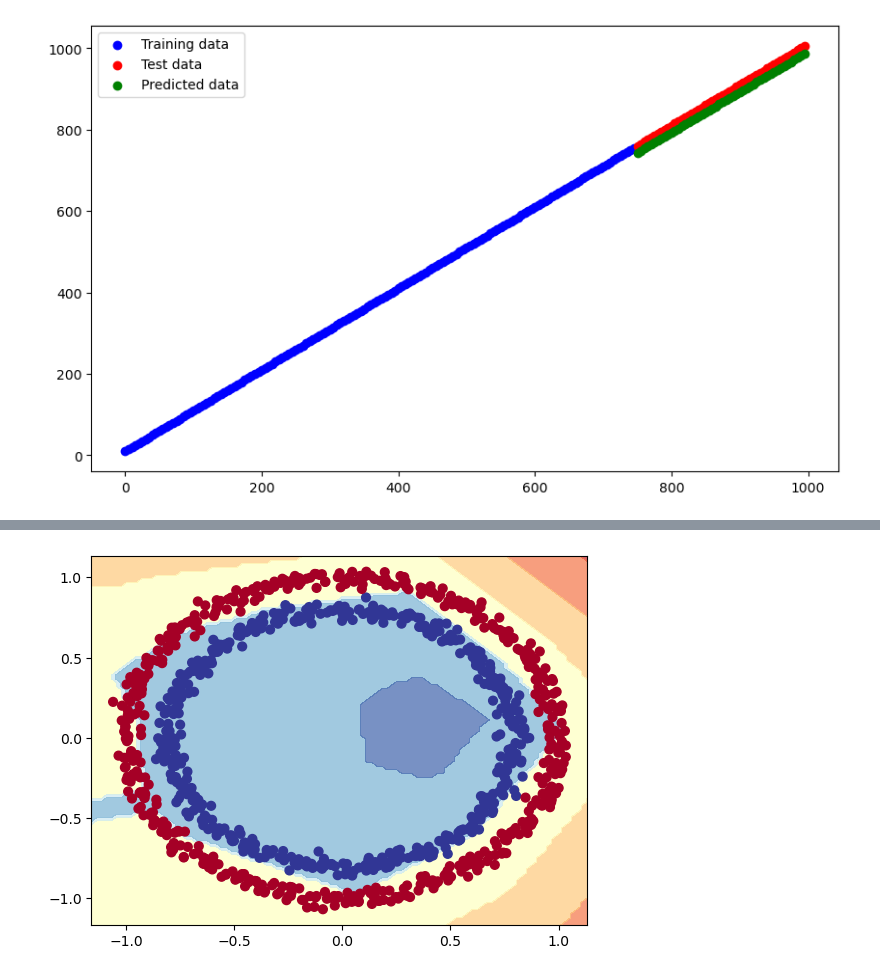
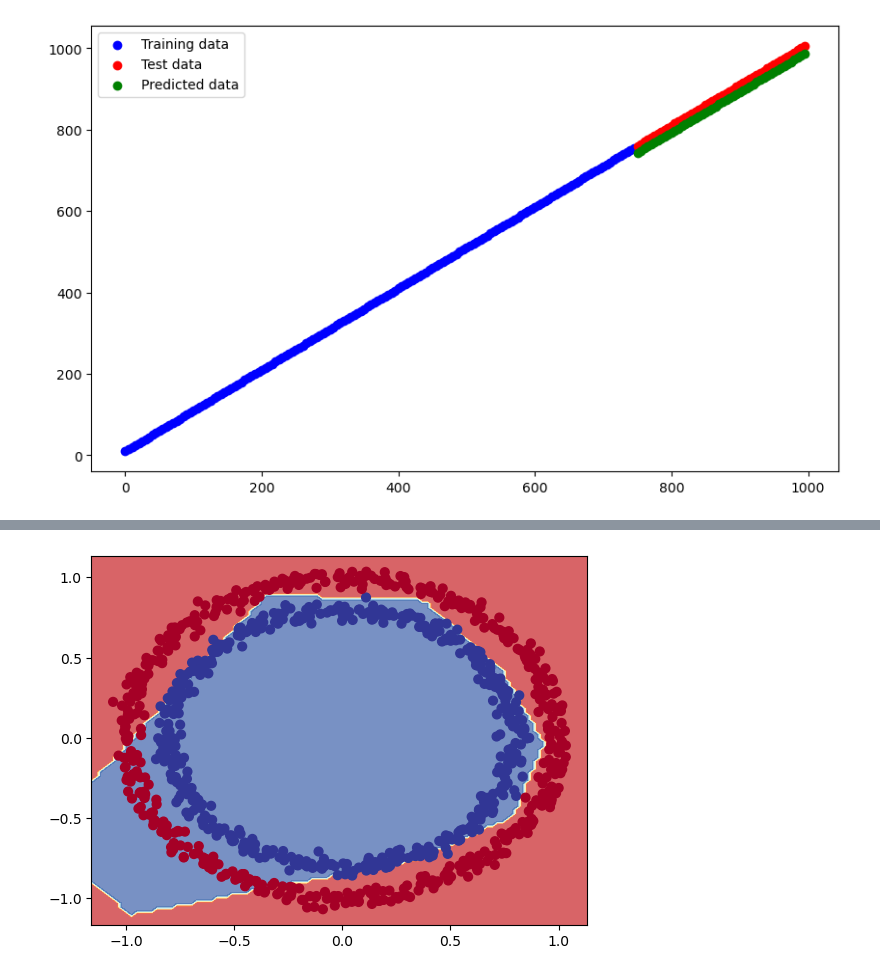
Before and after one commit to alchemistbg/udemy-tensorflow-developer-certificate-bootcamp, a Jupyter notebook: Section-04/Classification_with_tensorflow.ipynb, the cells around one changed output, grey strips where cells are left out. Drawn from its saved outputs; the diff is of its cells as text; code cells hidden in the pictures.

```diff
--- a/Section-04/Classification_with_tensorflow.ipynb
+++ b/Section-04/Classification_with_tensorflow.ipynb
@@ -253,12 +256,14 @@ def plot_decision_boundary(model, X, y):
 
     y_pred = model.predict(x_in)
 
-    if len(y_pred[0]) > 1:
+    # if len(y_pred[0]) > 1:
+    if model.output_shape[-1] > 1:
         print('Multiclassification')
         y_pred = np.argmax(y_pred, axis = 1).reshape(xx.shape)
     else:
         print('Binary classification')
-        y_pred = y_pred.round().reshape(xx.shape)
+        # y_pred = y_pred.round().reshape(xx.shape)
+        y_pred = np.round(np.max(y_pred, axis=1)).reshape(xx.shape)
 
     plt.contourf(xx, yy, y_pred, cmap = plt.cm.RdYlBu, alpha = 0.7)
     plt.scatter(X[:, 0], X[:, 1], c = y, s = 40, cmap = plt.cm.RdYlBu)
@@ -394,19 +447,19 @@ Binary classification
 # %%
 tf.keras.utils.set_random_seed(42)
 
-model_5 = tf.keras.models.Sequential([
+model_6 = tf.keras.models.Sequential([
     tf.keras.layers.Dense(units = 4, activation = tf.keras.activations.relu),
     tf.keras.layers.Dense(units = 4, activation = tf.keras.activations.relu),
-    tf.keras.layers.Dense(units = 1),
+    tf.keras.layers.Dense(units = 1, activation = tf.keras.activations.sigmoid),
 ])
 
-model_5.compile(
+model_6.compile(
     loss = tf.keras.losses.BinaryCrossentropy(),
     optimizer = tf.keras.optimizers.Adam(learning_rate = 0.001),
     metrics = ['accuracy']
 )
 
-history_5 = model_5.fit(
+history_6 = model_6.fit(
     x = X,
     y = y,
     epochs = 100
@@ -437,3 +490,3 @@ model_5.evaluate(X, y)
 # %%
-plot_decision_boundary(model_5, X, y)
+plot_decision_boundary(model_6, X, y)
 # %% [output]
@@ -441,2 +494,2 @@ plot_decision_boundary(model_5, X, y)
 Binary classification
-[figure, old version]
+[figure, new version]
```
Also changed, not shown: parts of 39 cells of this notebook.
